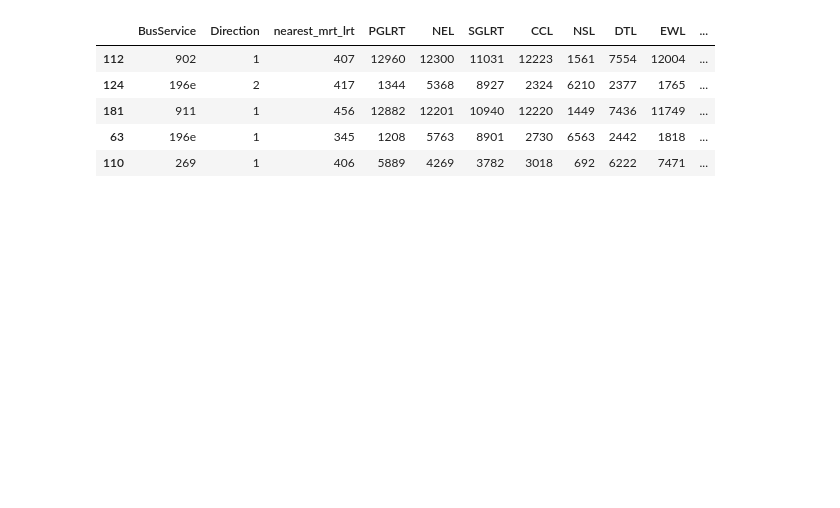
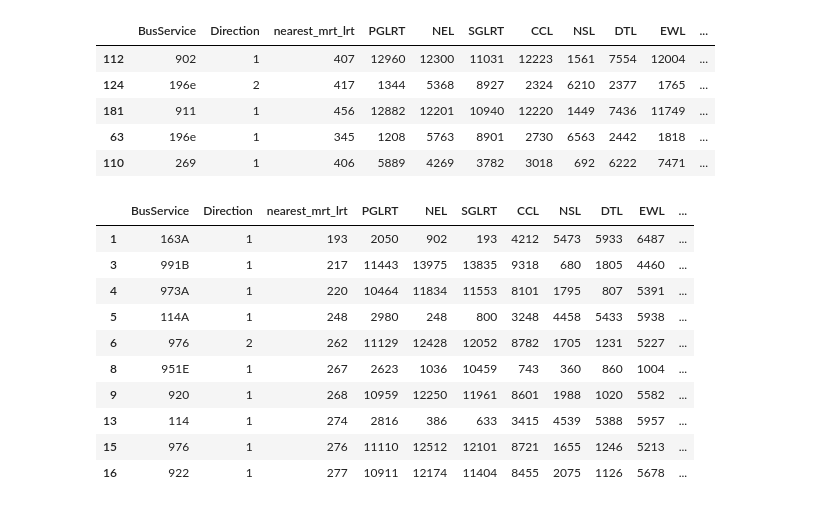
Before and after one commit to brandono7/DSA4264_Geospatial, a Jupyter notebook: Bus Algorithm.ipynb, the cells around one changed output. Cells and saved outputs as stored; diff of their text form; code cells hidden in the pictures; blank space fills up the shorter version.

```diff
--- a/Bus Algorithm.ipynb
+++ b/Bus Algorithm.ipynb
@@ -191,3 +235,22 @@ pd.read_csv('processed_data/busline_score.csv').sort_values(by='TEL').head()
 | 181 | 911 | 1 | 456 | 12882 | 12201 | 10940 | 12220 | 1449 | 7436 | 11749 | ... |
 | 63 | 196e | 1 | 345 | 1208 | 5763 | 8901 | 2730 | 6563 | 2442 | 1818 | ... |
 | 110 | 269 | 1 | 406 | 5889 | 4269 | 3782 | 3018 | 692 | 6222 | 7471 | ... |
+# %%
+# Filter only the trunk services - Distance algorithm
+busline_score_csv_trunk = busline_score_csv[busline_score_csv['service_type'] == "Trunk"]
+
+# Save the processed data
+busline_score_csv_trunk.to_csv('processed_data/busline_score_trunk.csv', index=False)
+busline_score_csv_trunk.head(10)
+# %% [output]
+|  | BusService | Direction | nearest_mrt_lrt | PGLRT | NEL | SGLRT | CCL | NSL | DTL | EWL | ... |
+| 1 | 163A | 1 | 193 | 2050 | 902 | 193 | 4212 | 5473 | 5933 | 6487 | ... |
+| 3 | 991B | 1 | 217 | 11443 | 13975 | 13835 | 9318 | 680 | 1805 | 4460 | ... |
+| 4 | 973A | 1 | 220 | 10464 | 11834 | 11553 | 8101 | 1795 | 807 | 5391 | ... |
+| 5 | 114A | 1 | 248 | 2980 | 248 | 800 | 3248 | 4458 | 5433 | 5938 | ... |
+| 6 | 976 | 2 | 262 | 11129 | 12428 | 12052 | 8782 | 1705 | 1231 | 5227 | ... |
+| 8 | 951E | 1 | 267 | 2623 | 1036 | 10459 | 743 | 360 | 860 | 1004 | ... |
+| 9 | 920 | 1 | 268 | 10959 | 12250 | 11961 | 8601 | 1988 | 1020 | 5582 | ... |
+| 13 | 114 | 1 | 274 | 2816 | 386 | 633 | 3415 | 4539 | 5388 | 5957 | ... |
+| 15 | 976 | 1 | 276 | 11110 | 12512 | 12101 | 8721 | 1655 | 1246 | 5213 | ... |
+| 16 | 922 | 1 | 277 | 10911 | 12174 | 11404 | 8455 | 2075 | 1126 | 5678 | ... |
```
Also changed, not shown: parts of 4 cells of this notebook.
